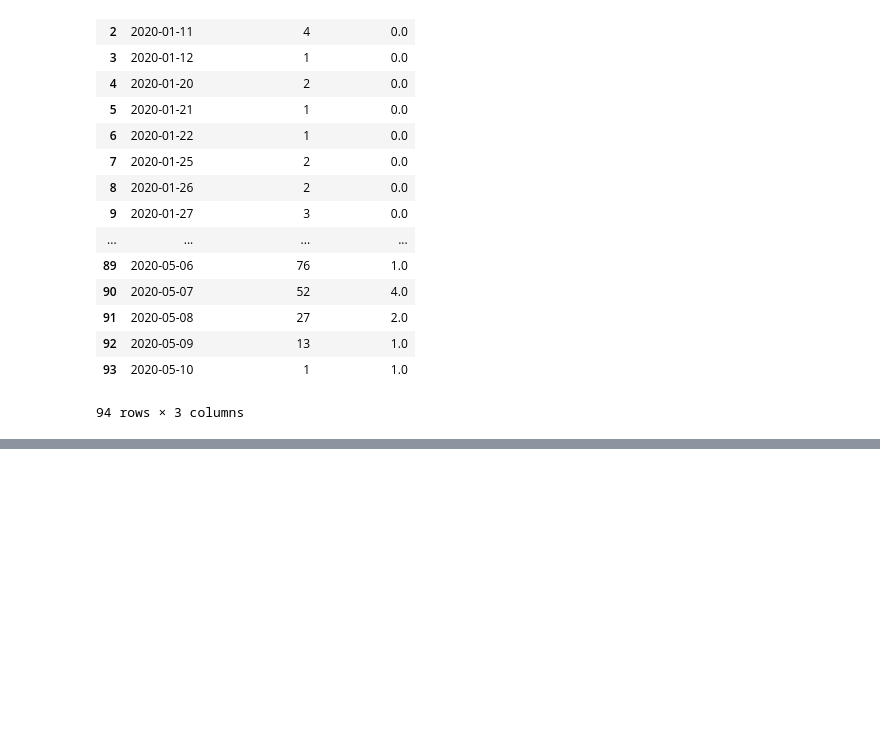
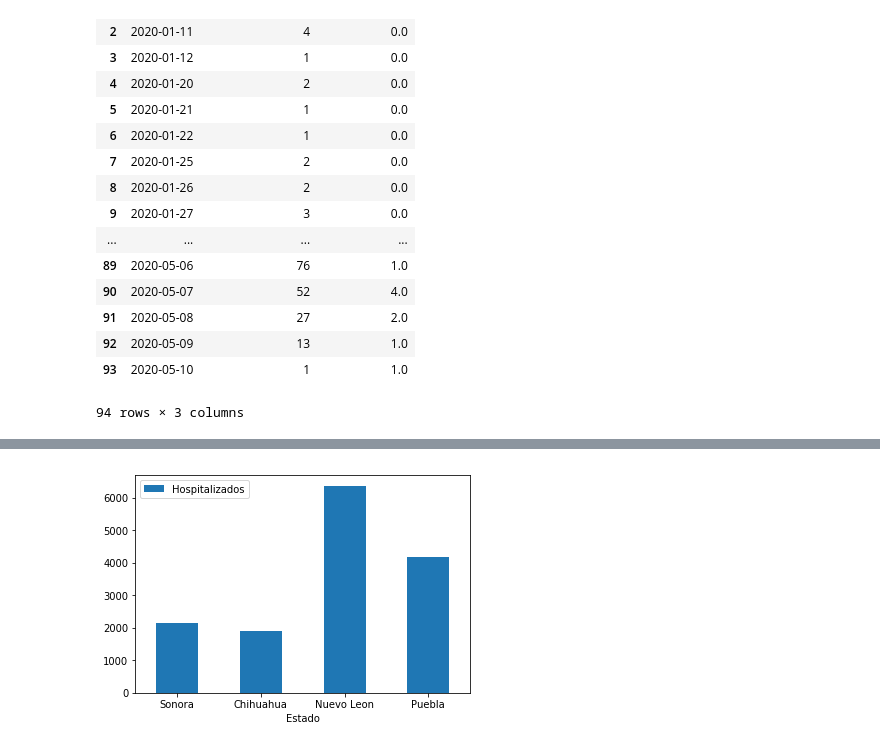
Before and after one commit to mcd-unison/examen-prog, a Jupyter notebook: mcd.ipynb, the cells around one changed output, grey strips where cells are left out. Drawn from its saved outputs; the diff is of its cells as text; code cells hidden in the pictures; blank space fills up the shorter version.

```diff
--- a/mcd.ipynb
+++ b/mcd.ipynb
@@ -37 +77,16 @@ tabla1
 tabla1.to_csv('covid-data/tabla1.csv', encoding = "ISO-8859-1")
+# %%
+#Filtrando y contando el numero de renglones para posteriormente guardarlos en variables.
+
+sonora = len(df[(df['FECHA_INGRESO']!='9999-99-99') & (df['ENTIDAD_NAC']== 26)])
+chihuahua = len(df[(df['FECHA_INGRESO']!='9999-99-99') & (df['ENTIDAD_NAC']== 8)])
+nuevoLeon = len(df[(df['FECHA_INGRESO']!='9999-99-99') & (df['ENTIDAD_NAC']== 19)])
+puebla = len(df[(df['FECHA_INGRESO']!='9999-99-99') & (df['ENTIDAD_NAC']== 21)])
+
+
+#Creando un nuevo data frame con los datos de la cantidad de personas hospitalizadas
+
+data = {'Sonora':sonora, 'Chihuaha':chihuaha, 'Nuevo Leon':nuevoLeon, 'Puebla':puebla}
+data = {'Estado':['Sonora','Chihuahua','Nuevo Leon','Puebla'], 'Hospitalizados':[sonora, chihuahua, nuevoLeon, puebla]}
+tabla2 = pd.DataFrame(data)
+tabla2
@@ -37,0 +102,8 @@ tabla1.to_csv('covid-data/tabla1.csv', encoding = "ISO-8859-1")
+# %%
+#utilizando la libreria pandas, se crea la grafica de barras
+graficaBarras = tabla2.plot('Estado', 'Hospitalizados', kind='bar', rot=0).get_figure()
+
+#Guardando en un archivo png
+graficaBarras.savefig('covid-data/grafica1.png')
+# %% [output]
+[figure, added]
```
Also changed, not shown: parts of 12 cells of this notebook.
